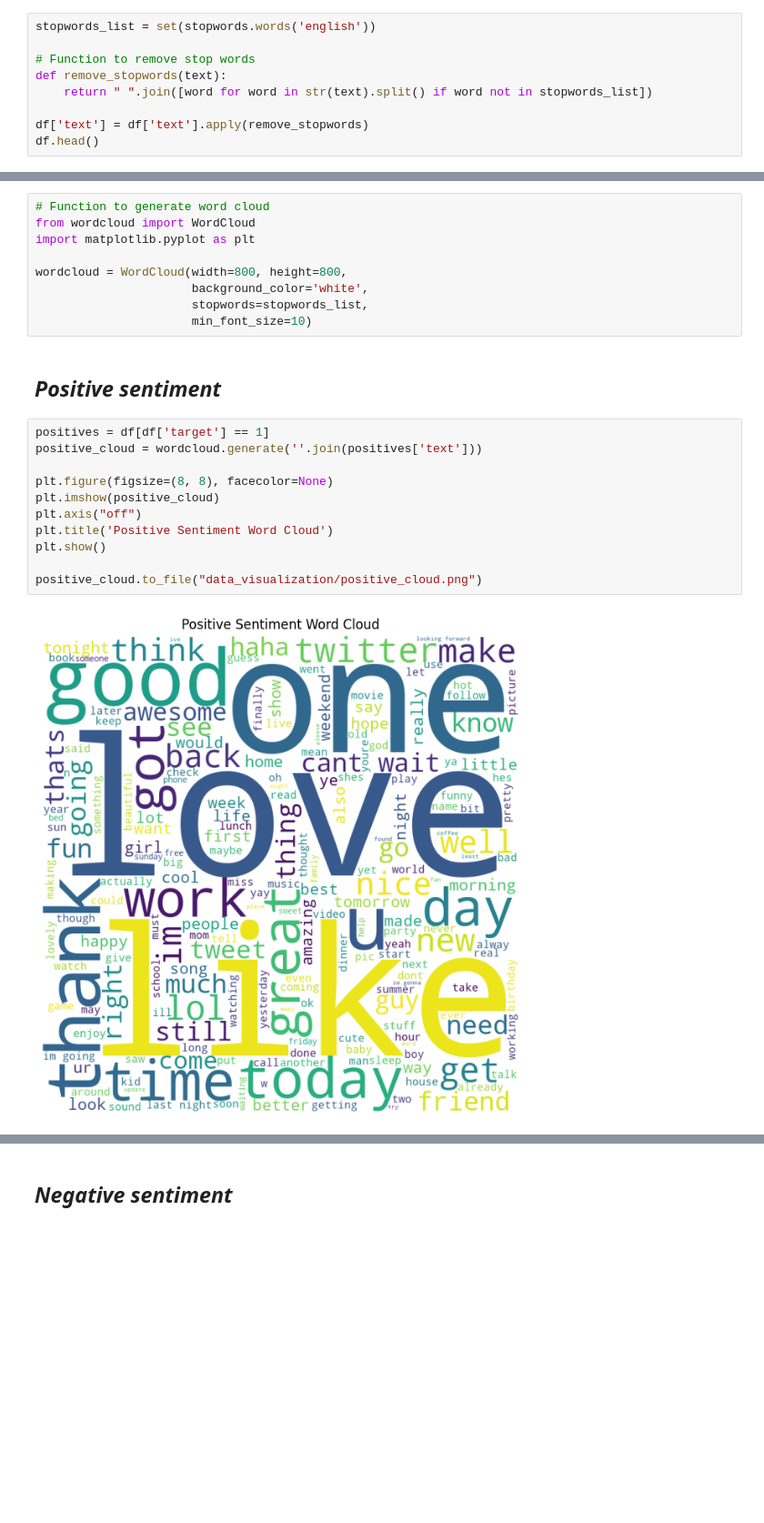
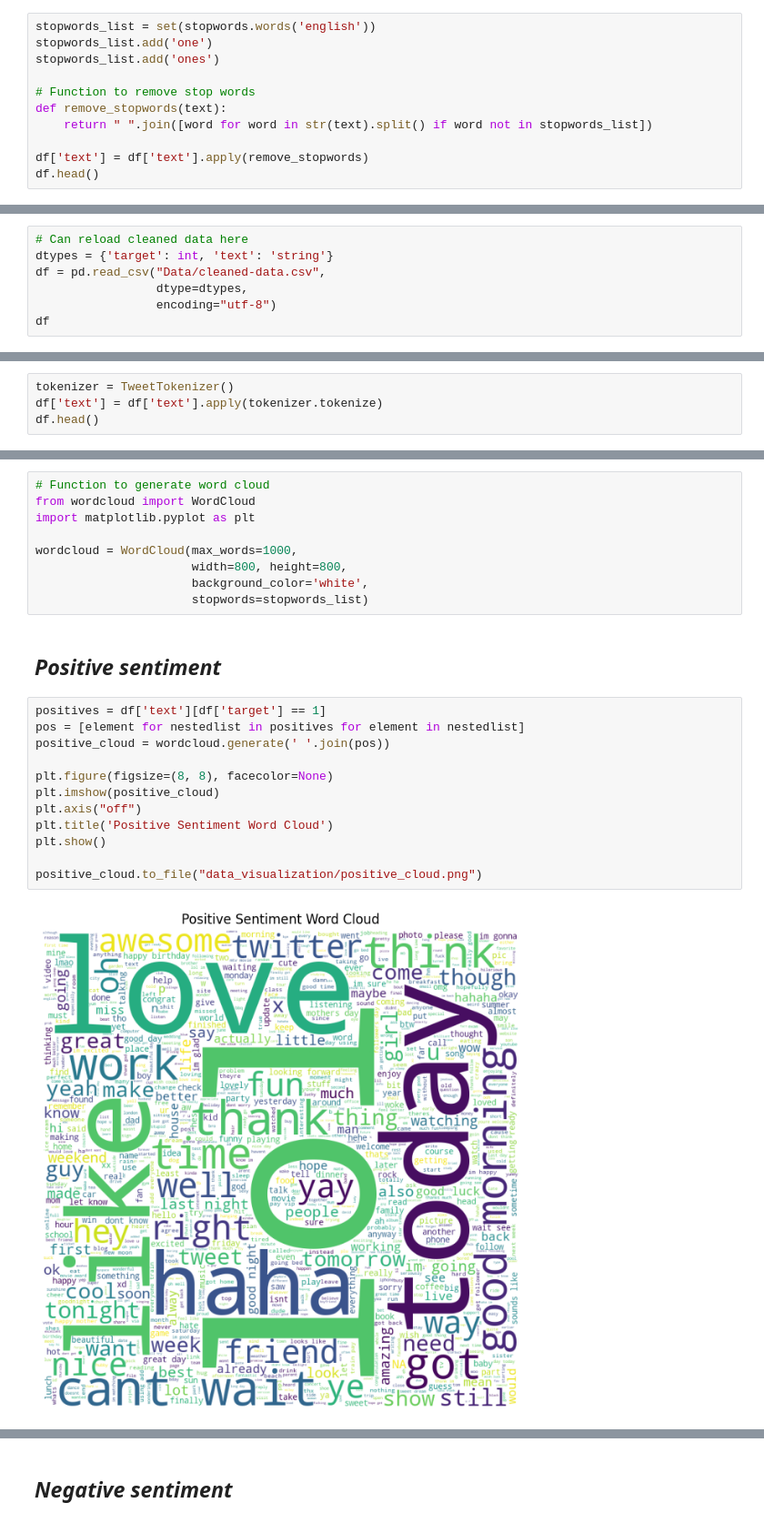
Before and after one commit to paigeaera5/Sentiment_Analysis, a Jupyter notebook: model_development.ipynb, the cells around one changed output, grey strips where cells are left out. Shown at 91% size. Drawn from its saved outputs; the diff is of its cells as text; blank space fills up the shorter version.

Commit message:
Add custom stopwords.

```diff
--- a/model_development.ipynb
+++ b/model_development.ipynb
@@ -238,6 +241,8 @@ df.head()
 ## *Remove stopwords from text*
 # %%
 stopwords_list = set(stopwords.words('english'))
+stopwords_list.add('one')
+stopwords_list.add('ones')
 
 # Function to remove stop words
 def remove_stopwords(text):
@@ -273,3 +278,10 @@ df.head()
 # %%
 # Save cleaned data
 df.to_csv("Data/cleaned-data.csv", index=False)
+# %%
+# Can reload cleaned data here
+dtypes = {'target': int, 'text': 'string'}
+df = pd.read_csv("Data/cleaned-data.csv",
+                 dtype=dtypes,
+                 encoding="utf-8")
+df
@@ -275,0 +304,4 @@ df.to_csv("Data/cleaned-data.csv", index=False)
+# %%
+tokenizer = TweetTokenizer()
+df['text'] = df['text'].apply(tokenizer.tokenize)
+df.head()
@@ -280,22 +319,23 @@ df.to_csv("Data/cleaned-data.csv", index=False)
 from wordcloud import WordCloud
 import matplotlib.pyplot as plt
 
-wordcloud = WordCloud(width=800, height=800,
+wordcloud = WordCloud(max_words=1000,
+                      width=800, height=800,
                       background_color='white',
-                      stopwords=stopwords_list,
-                      min_font_size=10)
+                      stopwords=stopwords_list)
 # %% [markdown]
 ## *Positive sentiment*
 # %%
-positives = df[df['target'] == 1]
-positive_cloud = wordcloud.generate(''.join(positives['text']))
+positives = df['text'][df['target'] == 1]
+pos = [element for nestedlist in positives for element in nestedlist]
+positive_cloud = wordcloud.generate(' '.join(pos))
 
 plt.figure(figsize=(8, 8), facecolor=None)
 plt.imshow(positive_cloud)
 plt.axis("off")
 plt.title('Positive Sentiment Word Cloud')
 plt.show()
 
 positive_cloud.to_file("data_visualization/positive_cloud.png")
 # %% [output]
-[figure, old version]
+[figure, new version]
```
Also changed, not shown: parts of 12 cells of this notebook, 4 other files.
